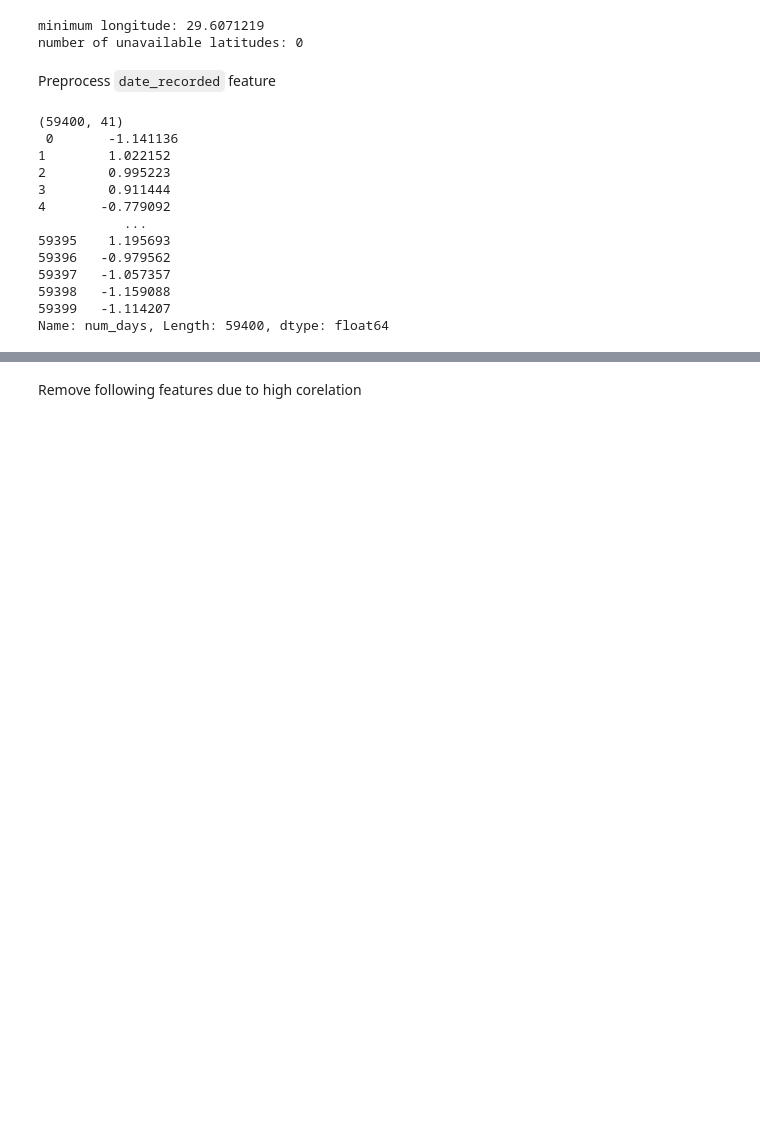
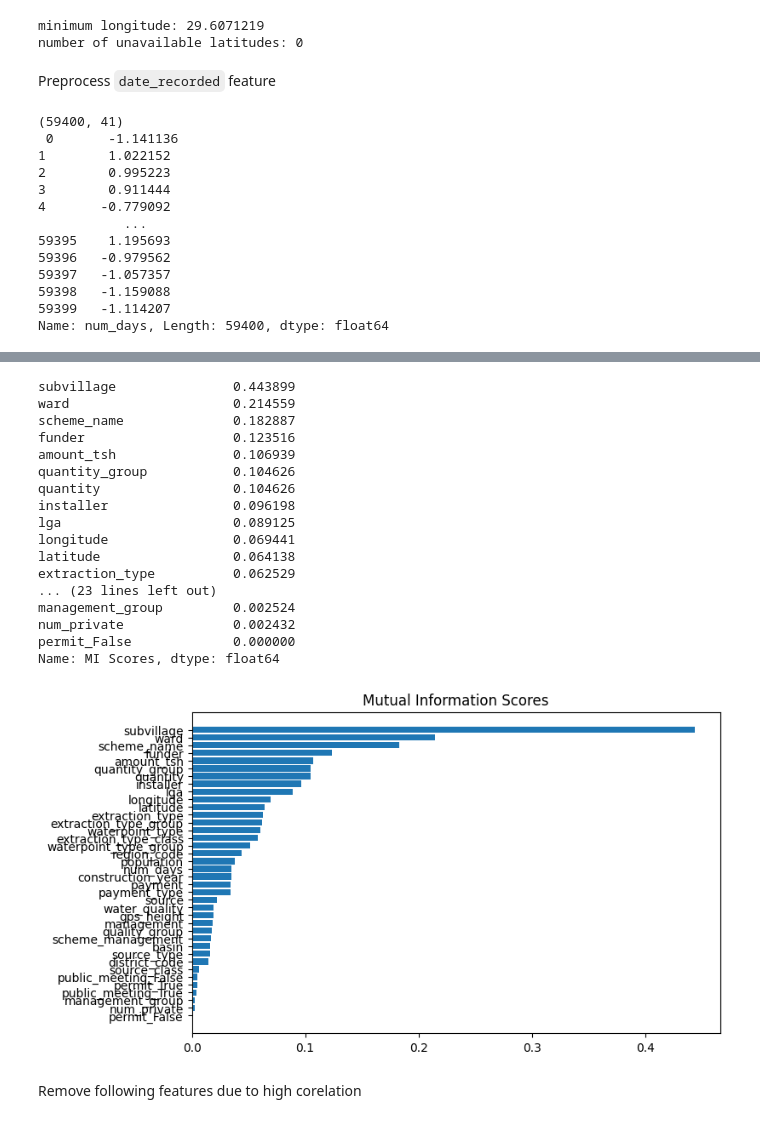
Before and after one commit to vimuth97/Pump-It-Up, a Jupyter notebook: pump_it_up.ipynb, the cells around one changed output, grey strips where cells are left out. Saved outputs shown, nothing was run; the diff lists cells and outputs as text; code cells hidden in the pictures; blank space fills up the shorter version.

```diff
--- a/pump_it_up.ipynb
+++ b/pump_it_up.ipynb
@@ -264,9 +267,28 @@ train_values_drop_name.head()
 # %%
-# # mutual inofrmation
-# features = [1, 6, 7, 8, 9, 10, 12, 13, 14, 15, 16,17, 18, 19 ,20, 21, 22, 23, 24, 25, 26, 27, 28, 29]
-# mi_scores = make_mi_scores(train_values_drop_name, train_labels.status_group, features)
-# print(mi_scores)
+# mutual inofrmation
+features = [1, 6, 7, 8, 9, 10, 12, 13, 14, 15, 16,17, 18, 19 ,20, 21, 22, 23, 24, 25, 26, 27, 28, 29]
+mi_scores = make_mi_scores(train_values_drop_name, train_labels.status_group, features)
+print(mi_scores)
 
-# plt.figure(dpi=100, figsize=(8, 5))
-# plot_mi_scores(mi_scores)
+plt.figure(dpi=100, figsize=(8, 5))
+plot_mi_scores(mi_scores)
+# %% [output]
+subvillage               0.443899
+ward                     0.214559
+scheme_name              0.182887
+funder                   0.123516
+amount_tsh               0.106939
+quantity_group           0.104626
+quantity                 0.104626
+installer                0.096198
+lga                      0.089125
+longitude                0.069441
+latitude                 0.064138
+extraction_type          0.062529
+... (23 lines left out)
+management_group         0.002524
+num_private              0.002432
+permit_False             0.000000
+Name: MI Scores, dtype: float64
+[figure, added]
 # %%
```
Also changed, not shown: parts of 17 cells of this notebook.
